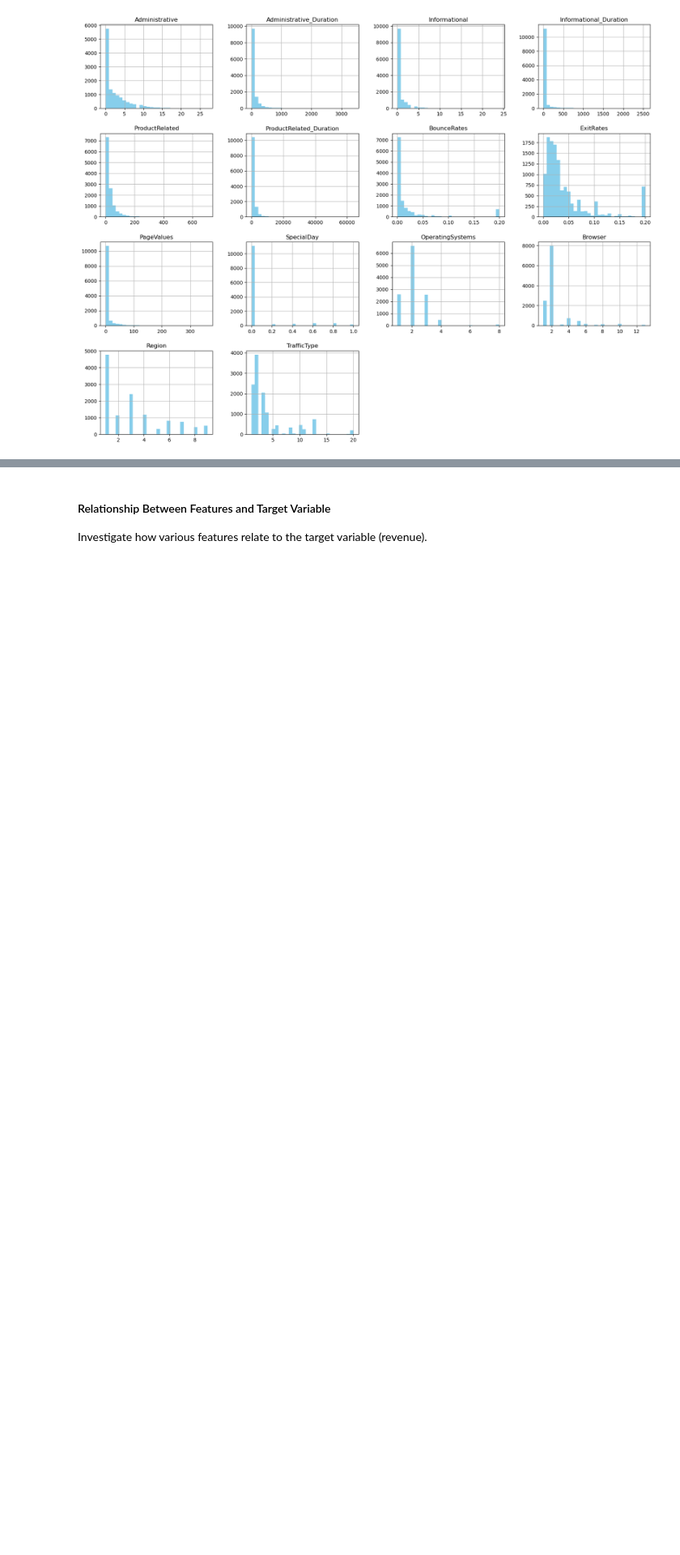
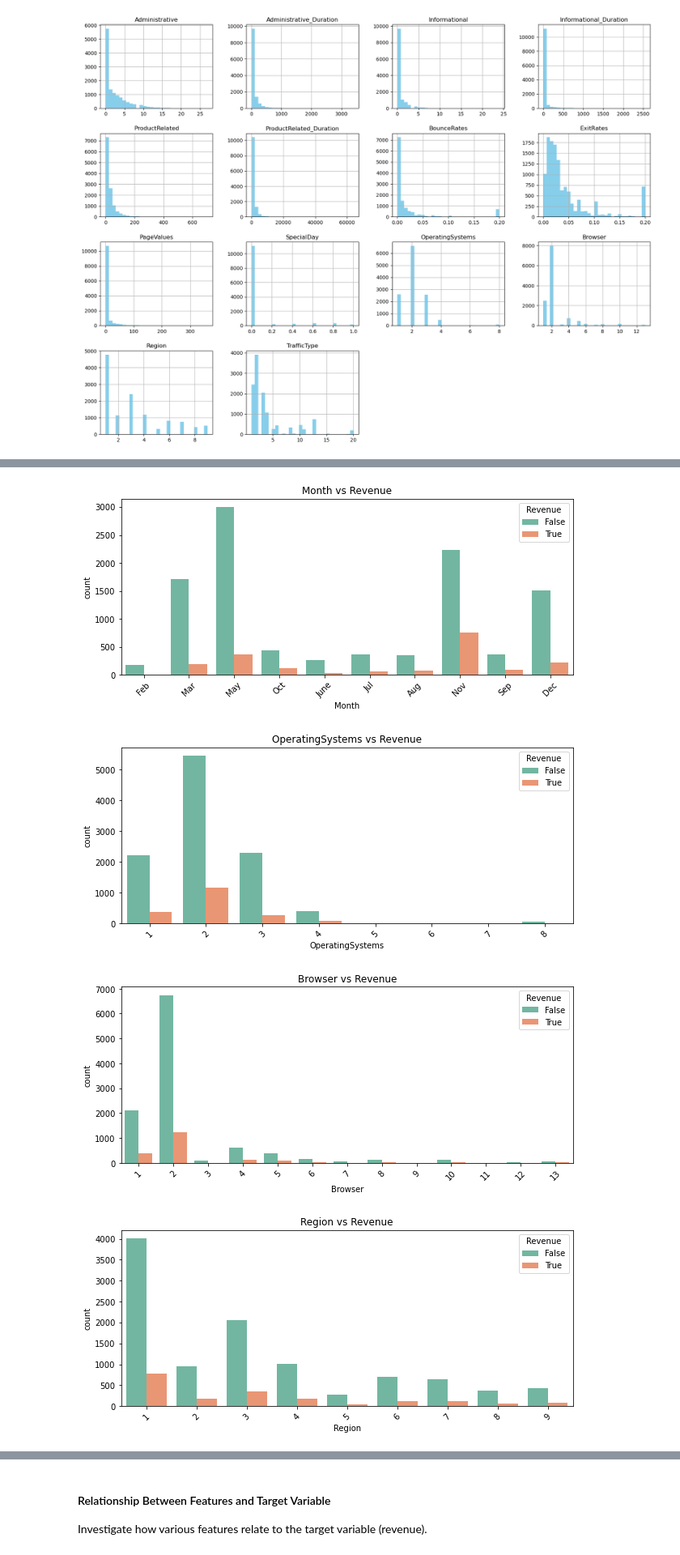
Before and after one commit to rosilenedasilva/online_shoppers_intention, a Jupyter notebook: Integrated_CA1.ipynb, the cells around one changed output, grey strips where cells are left out. Shown at 81% size. Cells and saved outputs as stored; diff of their text form; code cells hidden in the pictures; blank space fills up the shorter version.

```diff
--- a/Integrated_CA1.ipynb
+++ b/Integrated_CA1.ipynb
@@ -166,0 +202,13 @@ plt.show()
+# %%
+# Categorical features vs. Revenue
+for feature in categorical_features:
+    plt.figure(figsize=(10, 4))
+    sns.countplot(x=feature, palette = 'Set2', hue='Revenue', data=shopperintents_df)
+    plt.title(f'{feature} vs Revenue')
+    plt.xticks(rotation=45)
+    plt.show()
+# %% [output]
+[figure, added]
+[figure, added]
+[figure, added]
+[figure, added]
```
Also changed, not shown: parts of 25 cells of this notebook.
